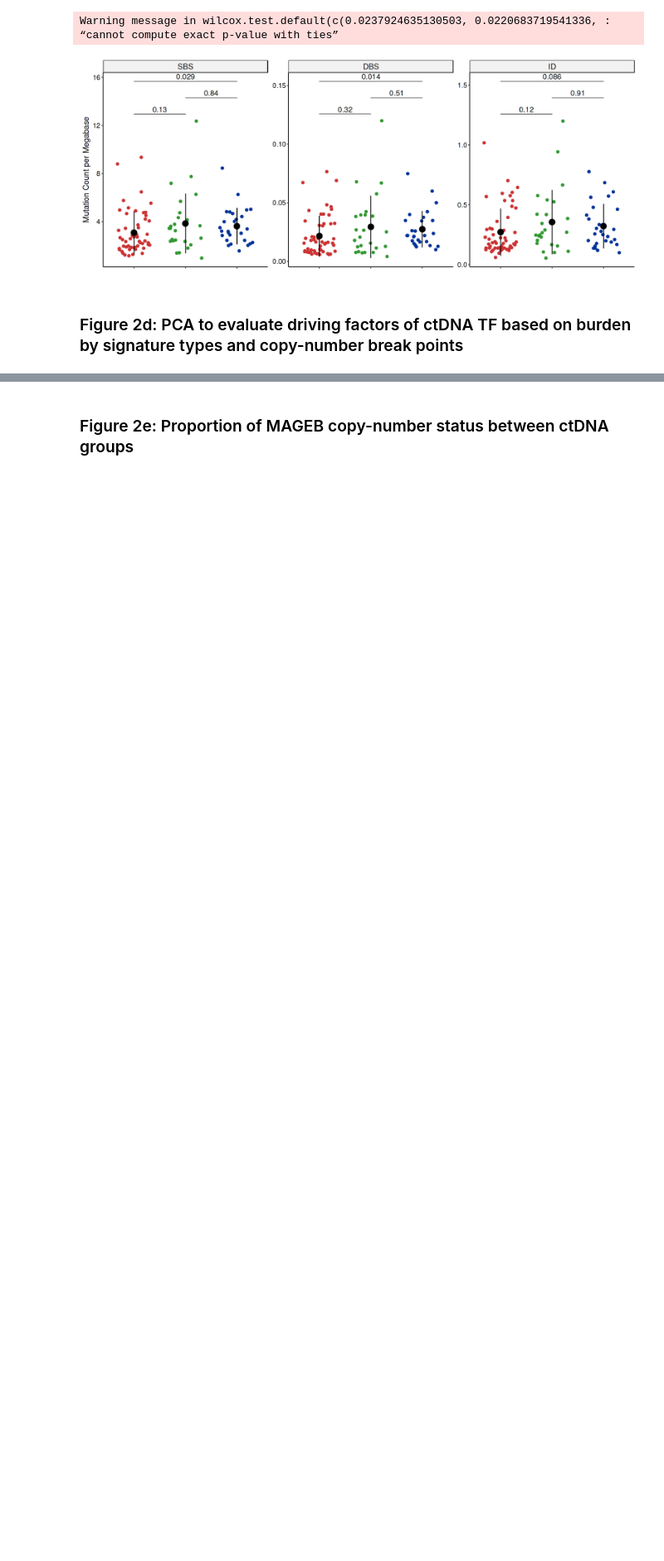
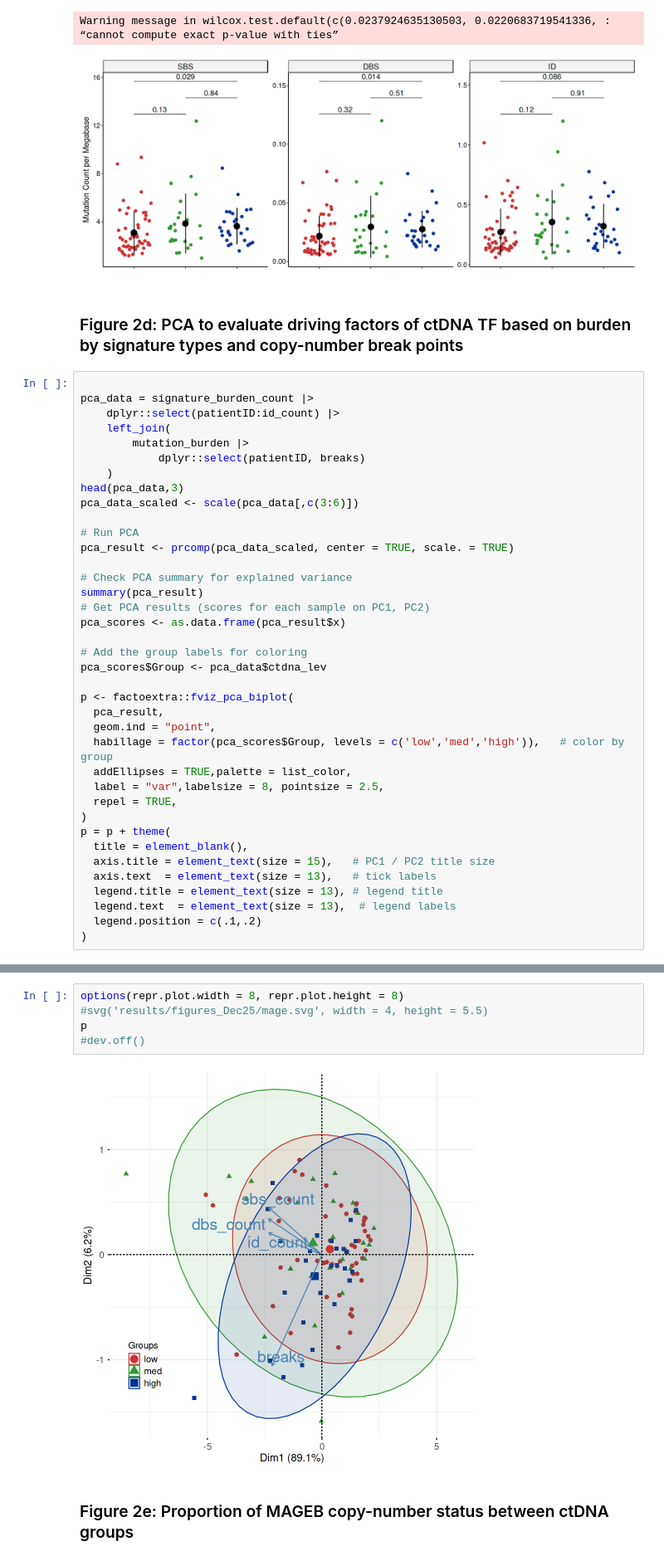
Before and after one commit to maitnnguyen/ctDNArelease_Omics_Integration, a Jupyter notebook: Journal_Submission/analysis/02_genomic_integration.ipynb, the cells around one changed output, grey strips where cells are left out. Shown at 83% size. Saved outputs shown, nothing was run; the diff lists cells and outputs as text; blank space fills up the shorter version.

```diff
--- a/Journal_Submission/analysis/02_genomic_integration.ipynb
+++ b/Journal_Submission/analysis/02_genomic_integration.ipynb
@@ -170,3 +170,41 @@ Warning message in wilcox.test.default(c(0.0237924635130503, 0.0220683719541336,
 [figure]
 # %% [markdown]
 ### Figure 2d: PCA to evaluate driving factors of ctDNA TF based on burden by signature types and copy-number break points
+# %%
+
+pca_data = signature_burden_count |>
+    dplyr::select(patientID:id_count) |>
+    left_join(
+        mutation_burden |>
+            dplyr::select(patientID, breaks)
+    )
+head(pca_data,3)
+pca_data_scaled <- scale(pca_data[,c(3:6)])
+
+# Run PCA
+pca_result <- prcomp(pca_data_scaled, center = TRUE, scale. = TRUE)
+
+# Check PCA summary for explained variance
+summary(pca_result)
+# Get PCA results (scores for each sample on PC1, PC2)
+pca_scores <- as.data.frame(pca_result$x)
+
+# Add the group labels for coloring
+pca_scores$Group <- pca_data$ctdna_lev
+
+p <- factoextra::fviz_pca_biplot(
+  pca_result,
+  geom.ind = "point",
+  habillage = factor(pca_scores$Group, levels = c('low','med','high')),   # color by group
+  addEllipses = TRUE,palette = list_color,
+  label = "var",labelsize = 8, pointsize = 2.5,
+  repel = TRUE,
+)
+p = p + theme(
+  title = element_blank(),
+  axis.title = element_text(size = 15),   # PC1 / PC2 title size
+  axis.text  = element_text(size = 13),   # tick labels
+  legend.title = element_text(size = 13), # legend title
+  legend.text  = element_text(size = 13),  # legend labels
+  legend.position = c(.1,.2)
+)
@@ -173,3 +224,10 @@ Warning message in wilcox.test.default(c(0.0237924635130503, 0.0220683719541336,
+# %%
+options(repr.plot.width = 8, repr.plot.height = 8)
+#svg('results/figures_Dec25/mage.svg', width = 4, height = 5.5)
+p
+#dev.off()
+# %% [output]
+[figure, added]
 # %% [markdown]
 ### Figure 2e: Proportion of MAGEB copy-number status between ctDNA groups
 # %%
```
Also changed, not shown: parts of 6 cells of this notebook.
